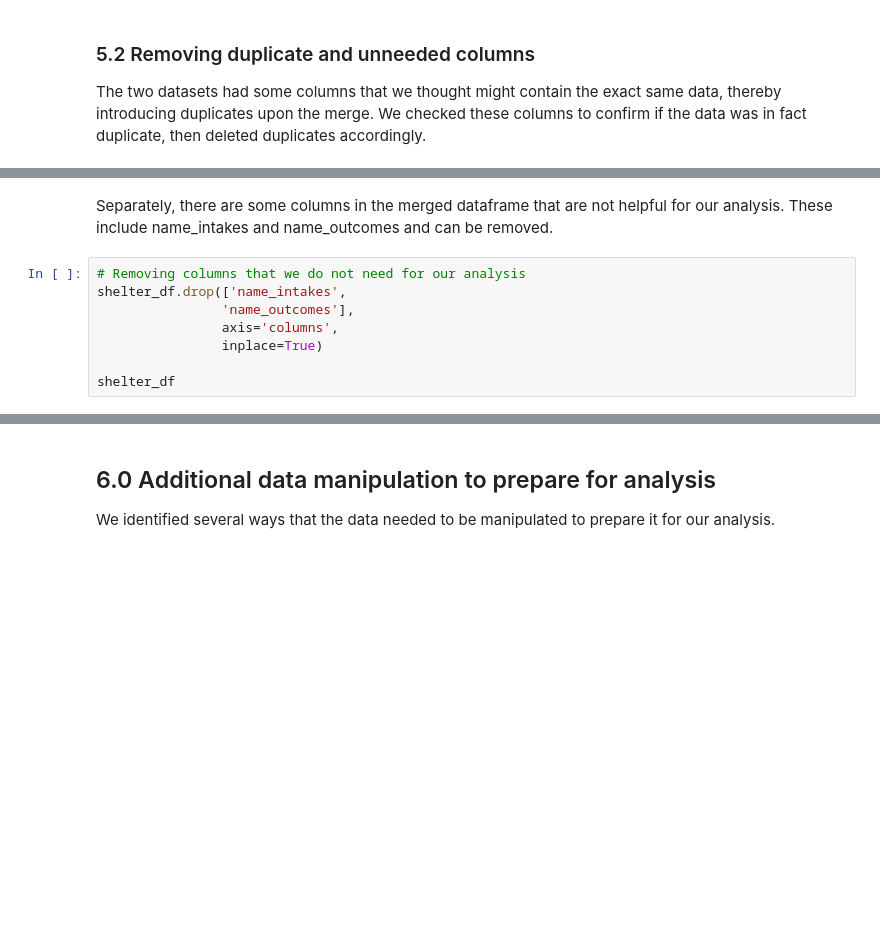
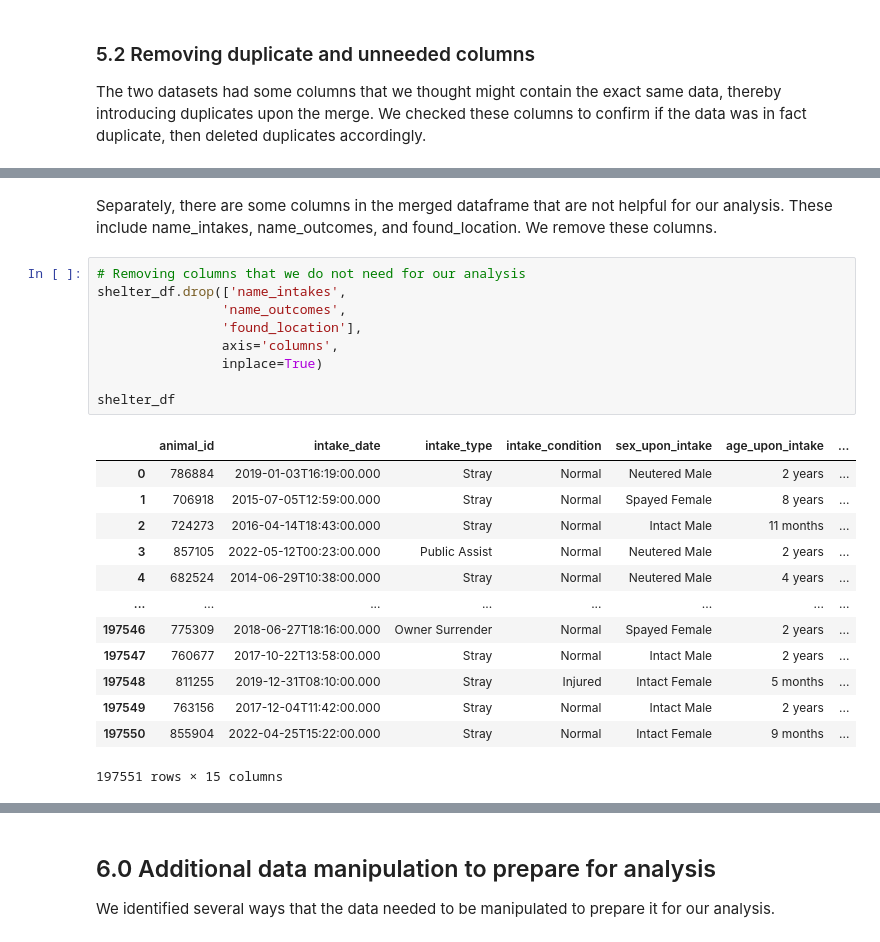
Before and after one commit to a-messmer/AAC_prelim_data_analysis_project, a Jupyter notebook: Project-api.ipynb, the cells around one changed output, grey strips where cells are left out. Cells and saved outputs as stored; diff of their text form; blank space fills up the shorter version.

```diff
--- a/Project-api.ipynb
+++ b/Project-api.ipynb
@@ -170,11 +395,26 @@ shelter_df
 # %% [markdown]
 
-Separately, there are some columns in the merged dataframe that are not helpful for our analysis. These include name_intakes and name_outcomes and can be removed.
+Separately, there are some columns in the merged dataframe that are not helpful for our analysis. These include name_intakes, name_outcomes, and found_location. We remove these columns.
 # %%
 # Removing columns that we do not need for our analysis
 shelter_df.drop(['name_intakes',
-                'name_outcomes'],
+                'name_outcomes',
+                'found_location'],
                 axis='columns',
                 inplace=True)
 
 shelter_df
+# %% [output]
+|  | animal_id | intake_date | intake_type | intake_condition | sex_upon_intake | age_upon_intake | ... |
+| 0 | 786884 | 2019-01-03T16:19:00.000 | Stray | Normal | Neutered Male | 2 years | ... |
+| 1 | 706918 | 2015-07-05T12:59:00.000 | Stray | Normal | Spayed Female | 8 years | ... |
+| 2 | 724273 | 2016-04-14T18:43:00.000 | Stray | Normal | Intact Male | 11 months | ... |
+| 3 | 857105 | 2022-05-12T00:23:00.000 | Public Assist | Normal | Neutered Male | 2 years | ... |
+| 4 | 682524 | 2014-06-29T10:38:00.000 | Stray | Normal | Neutered Male | 4 years | ... |
+| ... | ... | ... | ... | ... | ... | ... | ... |
+| 197546 | 775309 | 2018-06-27T18:16:00.000 | Owner Surrender | Normal | Spayed Female | 2 years | ... |
+| 197547 | 760677 | 2017-10-22T13:58:00.000 | Stray | Normal | Intact Male | 2 years | ... |
+| 197548 | 811255 | 2019-12-31T08:10:00.000 | Stray | Injured | Intact Female | 5 months | ... |
+| 197549 | 763156 | 2017-12-04T11:42:00.000 | Stray | Normal | Intact Male | 2 years | ... |
+| 197550 | 855904 | 2022-04-25T15:22:00.000 | Stray | Normal | Intact Female | 9 months | ... |
+197551 rows × 15 columns
```
Also changed, not shown: parts of 40 cells of this notebook.
